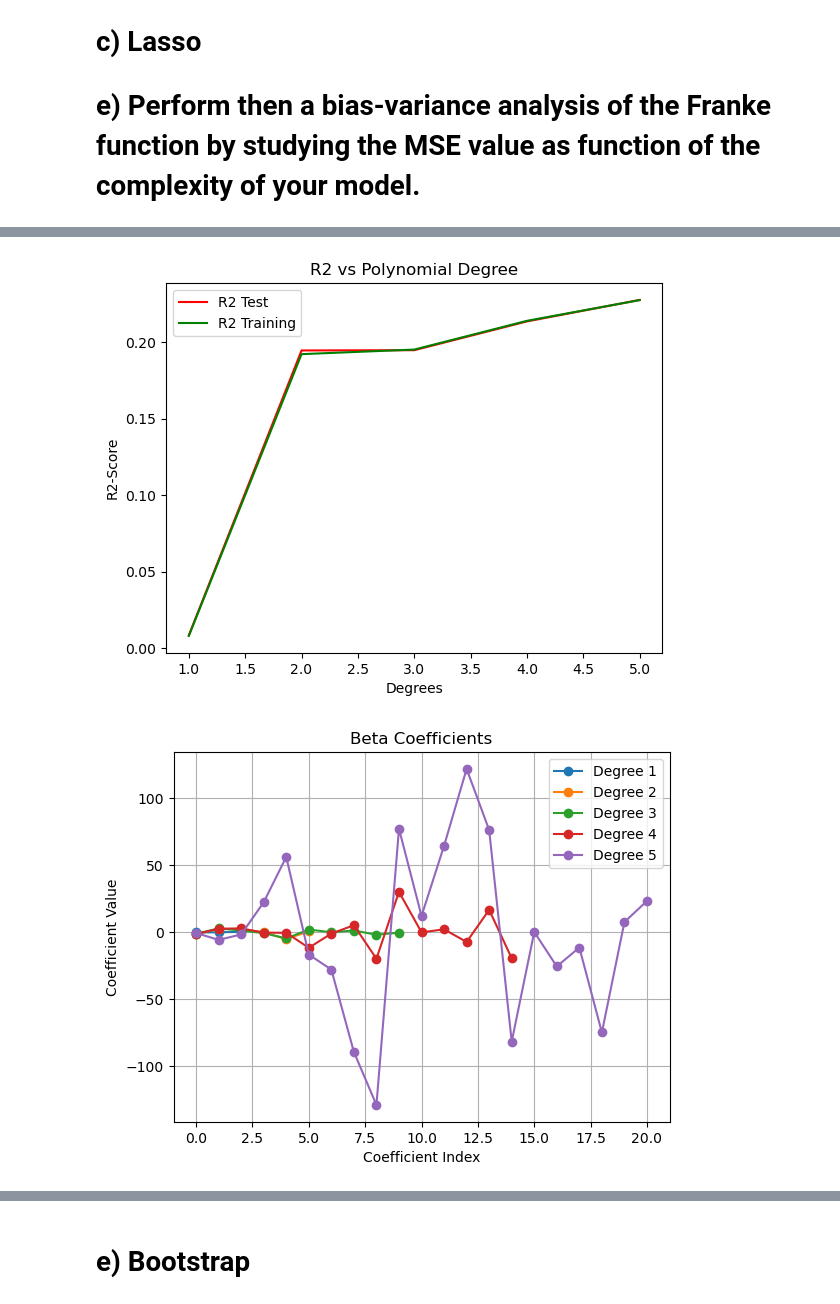
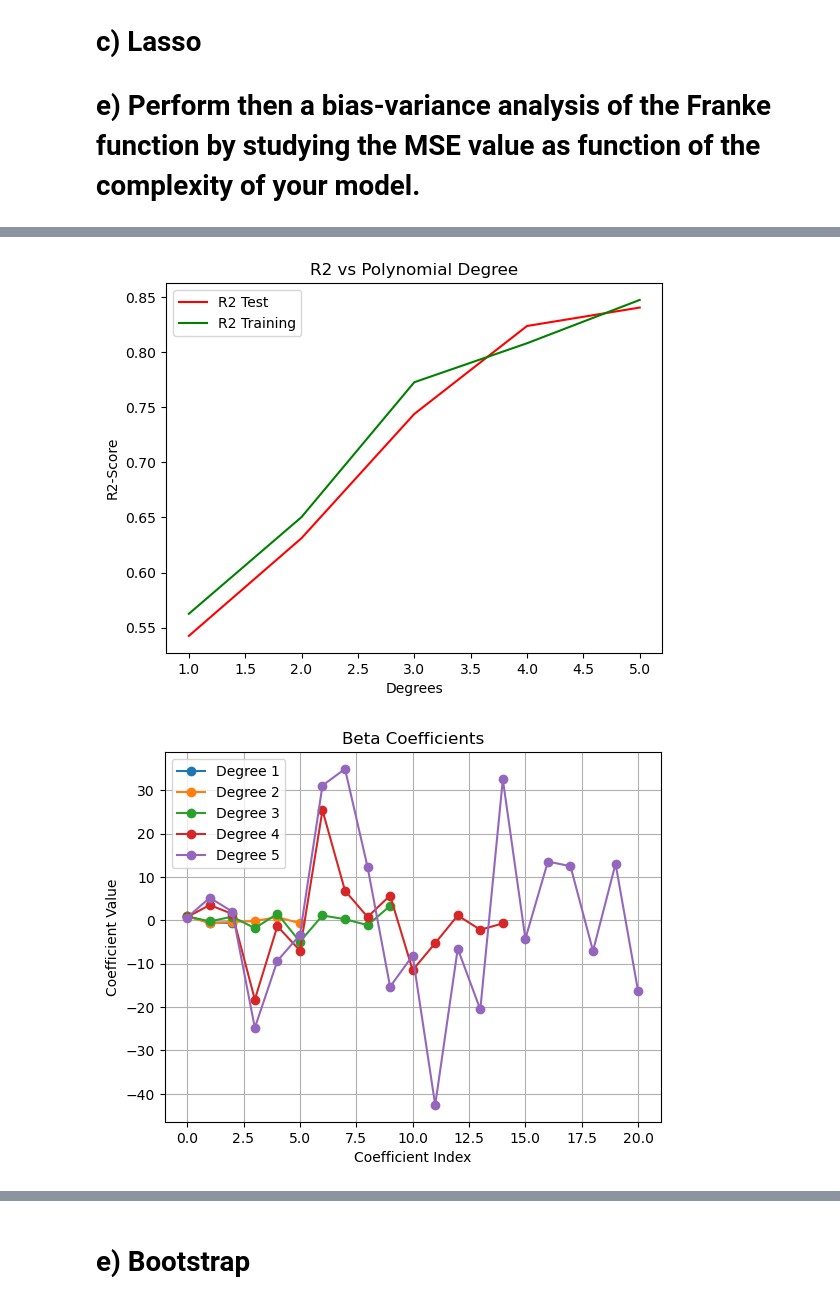
Before and after one commit to hellegje/fys-stk4155, a Jupyter notebook: Project1/2dProject.ipynb, the cells around one changed output, grey strips where cells are left out. Saved outputs shown, nothing was run; the diff lists cells and outputs as text; code cells hidden in the pictures.

```diff
--- a/Project1/2dProject.ipynb
+++ b/Project1/2dProject.ipynb
@@ -199,8 +199,8 @@ def MSE(z_data, z_model):
     return np.sum((z_data - z_model)**2)/n
 
 
-#z = z_noise.ravel()
-z = z_scaled
+z = z_noise.ravel()
+#z = z_scaled
 train_MSEs = []
 test_MSEs = []
 train_r2s = []
@@ -209,13 +209,20 @@ betas = []
 
 degrees = range(1,6)
 for order in degrees:
+    coefficients = []
     feature_matrix = create_feature_matrix(x, y, order)
 
     X_train, X_test, z_train, z_test = train_test_split(feature_matrix, z, test_size=0.2)
 
     #Matrix inversion
     beta = np.linalg.pinv(X_train.T.dot(X_train)).dot(X_train.T).dot(z_train) #Pseudo inverse to handle singular matrices
-    betas.append(beta)
+
+
+    if order == 1:
+        print(beta)
+    for coeff in beta:
+        coefficients.append(coeff)
+    betas.append(coefficients)
 
     #Make the prediction
     z_tilde = X_train @ beta
@@ -266,6 +273,7 @@ plt.show()
 
 for i in range(len(betas)):
     plt.plot(betas[i], marker='o', label=f'Degree {degrees[i]}')
+    i += 1
 
 # Adding plot details
 plt.title('Beta Coefficients')
@@ -274,4 +282,15 @@ plt.ylabel('Coefficient Value')
 plt.legend()
 plt.grid(True)
 plt.show()
+
+plt.figure()
+counter = 0
+for degree in degrees:
+    plt.plot(betas[counter], range(len(betas[counter])),  marker='o', label=f'Degree {degree}')
+plt.title('Beta Coefficients')
+plt.xlabel('Coefficient Index')
+plt.ylabel('Coefficient Value')
+plt.legend()
+plt.grid(True)
+plt.show()
 # %% [output]
@@ -296,2 +315,2 @@ r2 (test): 0.22768248831203397
-[figure, old version]
+[figure, new version]
-[figure, old version]
+[figure, new version]
```
Also changed, not shown: parts of 9 cells of this notebook, 8 other files.
